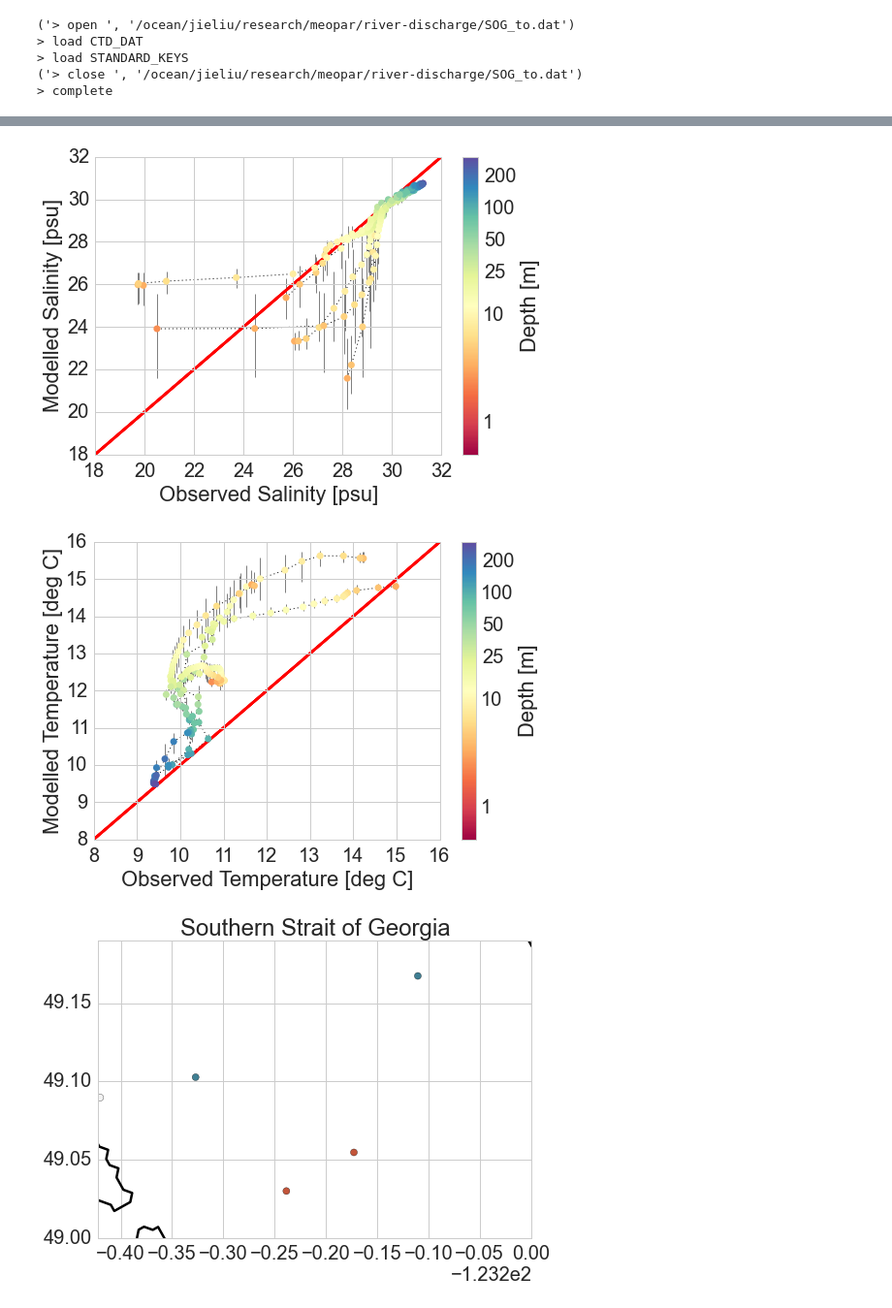
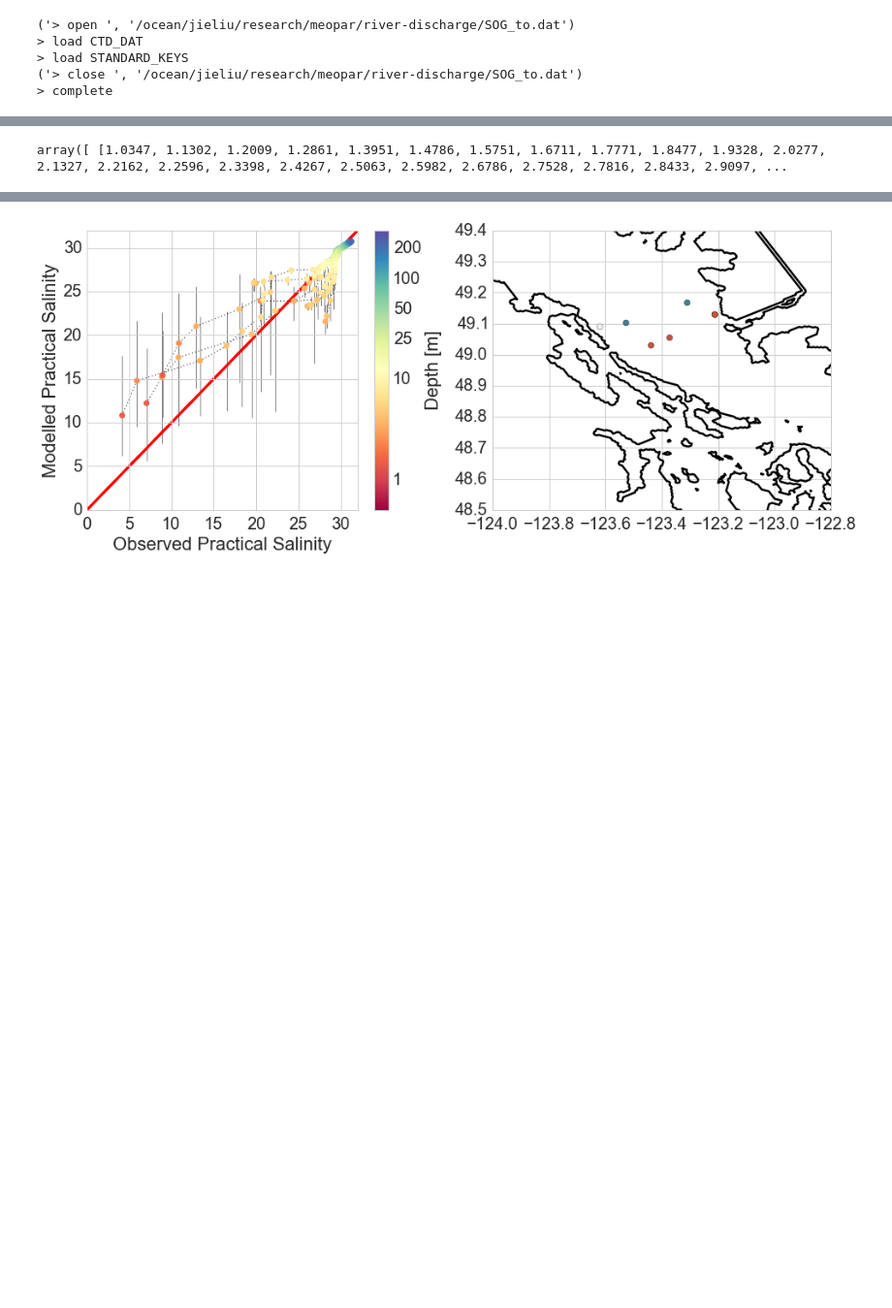
Before and after one commit to SalishSeaCast/analysis-jie, a Jupyter notebook: jie/ios/FinalScatterOct.ipynb, the cells around one changed output, grey strips where cells are left out. Shown: that part at 97% size. Drawn from its saved outputs; the diff is of its cells as text; code cells hidden in the pictures; blank space fills up the shorter version.

Commit message:
correct plots

```diff
--- a/jie/ios/FinalScatterOct.ipynb
+++ b/jie/ios/FinalScatterOct.ipynb
@@ -104,0 +132,13 @@ data_fall = data[(data.Year>=2014) & (data.Month >=10) & (data.Month <12)]
+# %%
+data_fall = data_fall.append(df1)
+data_fall = data_fall.append(df2)
+data_fall = data_fall.append(df3)
+# %%
+month = 10
+lon_min=-123.622
+lon_max=-123.2
+lat_min=49.
+lat_max=49.19
+data_region  = comparisons.isolate_region(data_fall,lon_min, lon_max, lat_min, lat_max)
+data_m = data_region[data_region['Month'] == month] ## only extract oct no dec included
+data_m = data_m.drop(2517) ## I found the label of that unwanted grid point in advance and drop it out
@@ -105,3 +157,8 @@ data_fall = data[(data.Year>=2014) & (data.Month >=10) & (data.Month <12)]
+# %%
+data_m[data_m.index=='2627'].Depth.values
+#index = '2628'
+# %% [output]
+array([ [1.0347, 1.1302, 1.2009, 1.2861, 1.3951, 1.4786, 1.5751, 1.6711, 1.7771, 1.8477, 1.9328, 2.0277, 2.1327, 2.2162, 2.2596, 2.3398, 2.4267, 2.5063, 2.5982, 2.6786, 2.7528, 2.7816, 2.8433, 2.9097, ...
 # %%
 def scatter_compare(data, month,field, cmin, cmax, model_path,ax, units):
     sal_flags=[]
@@ -139,30 +196,30 @@ def scatter_compare(data, month,field, cmin, cmax, model_path,ax, units):
     cb.set_ticks(ticks)
     cb.set_ticklabels(ticks)
     cb.set_label('Depth [m]')
-    ax.set_xlabel('Observed {} [{}]'.format(field, units))
-    ax.set_ylabel('Modelled {} [{}]'.format(field, units))
+    ax.set_xlabel('Observed Practical {} '.format(field))
+    ax.set_ylabel('Modelled Practical {} '.format(field))
     return sal_flags
 # %%
-def compare_region(data, month,lon_min, lon_max, lat_min, lat_max,model_path, title, smin=18, smax=32, tmin=8, tmax=16):
+def compare_region(data, month,lon_min, lon_max, lat_min, lat_max,model_path, title, smin=0, smax=32, tmin=8, tmax=16):
     cmapp = sns.diverging_palette(220, 20,as_cmap=True)
     data_region  = comparisons.isolate_region(data,lon_min, lon_max, lat_min, lat_max)
     data_m = data_region[data_region['Month'] == month] ## only extract oct no dec included
     data_m = data_m.drop(2517) ## I found the label of that unwanted grid point in advance and drop it out
     #sal
-    fig2,ax2 = plt.subplots(1,1)
+    fig2,(ax2,ax1) = plt.subplots(1,2,figsize = (16,6))
     field = 'Salinity';
     sal_flags=scatter_compare(data_m, month,field, smin,smax,model_path,ax2,'psu')
     #ax2.set_title('{} - {}'.format(title, field))
     #temp
-    fig3,ax3 = plt.subplots(1,1)
-    field = 'Temperature';
-    scatter_compare(data_m, month,field, tmin,tmax,model_path,ax3,'deg C')
+    #fig3,ax3 = plt.subplots(1,1)
+    #field = 'Temperature';
+    #scatter_compare(data_m, month,field, tmin,tmax,model_path,ax3,'deg C')
     #ax3.set_title('{} - {}'.format(title, field))
     #map
-    fig1, ax1 = plt.subplots(1,1)
+    #fig1, ax1 = plt.subplots(1,1)
     ax1.scatter(data_m['Longitude'], data_m['Latitude'], s=50, c=sal_flags,cmap=cmapp,vmin=-1,vmax=1)
     viz_tools.plot_coastline(ax1,grid_B, coords='map')
-    ax1.set_xlim([lon_min, lon_max])
-    ax1.set_ylim([lat_min, lat_max])
+    ax1.set_xlim([-124, -122.8])
+    ax1.set_ylim([48.5, 49.4])
     ax1.set_title(title)
     return fig1, ax1
@@ -213,7 +257,7 @@ lon_min=-123.622
 lon_max=-123.2
 lat_min=49.
 lat_max=49.19
-fig1,ax1 = compare_region(data_fall, month,lon_min, lon_max, lat_min, lat_max, paths['RFdaily'],'Southern Strait of Georgia')
+fig1,ax1 = compare_region(data_fall, month,lon_min, lon_max, lat_min, lat_max, paths['RFdaily'],'')
 # %% [output]
 Too fresh at depth 3.50003051758, -123.527, 49.1026666667, 2014-10-01 00:00:00
 Too fresh at depth 3.50003051758, -123.310333333, 49.1673333333, 2014-10-01 00:00:00
@@ -223,4 +270,2 @@ Too salty at depth 2.50001144409, -123.372666667, 49.0546666667, 2014-10-28 00:0
-[figure, old version]
+[figure, new version]
-[figure, removed]
-[figure, removed]
 # %%
```
Also changed, not shown: parts of 15 cells of this notebook.
